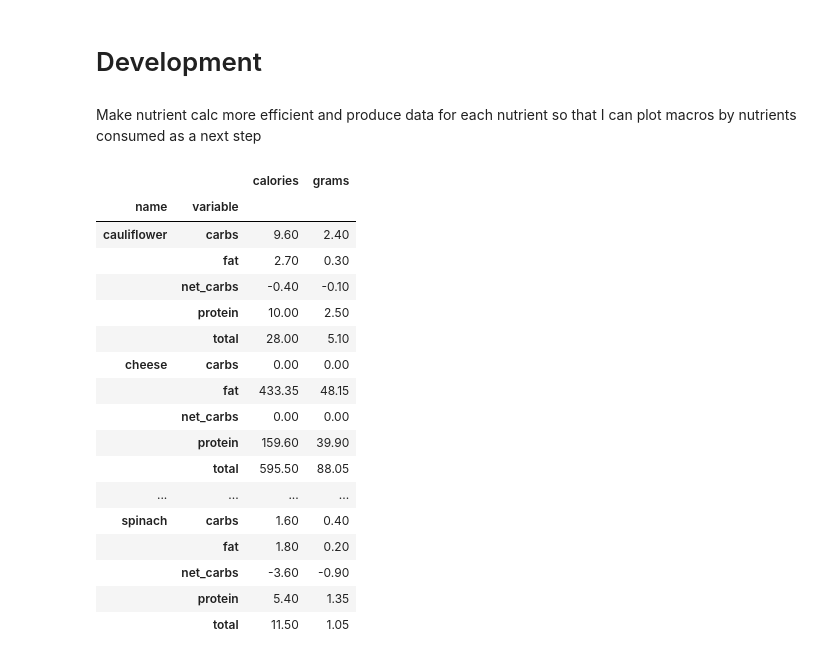
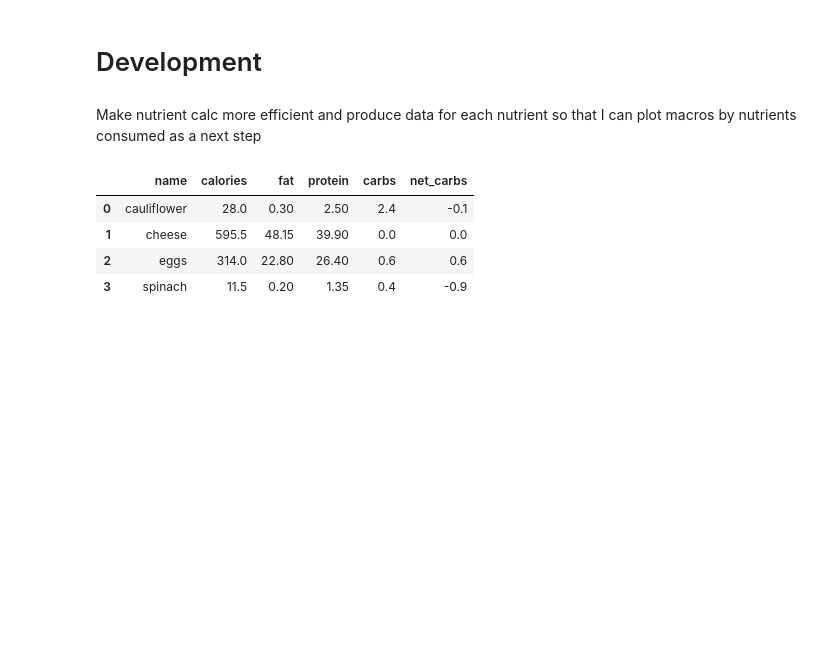
Before and after one commit to fabiangunzinger/learning, a Jupyter notebook: food-data/foods.ipynb, the cells around one changed output. Saved outputs shown, nothing was run; the diff lists cells and outputs as text; code cells hidden in the pictures; blank space fills up the shorter version.

```diff
--- a/food-data/foods.ipynb
+++ b/food-data/foods.ipynb
@@ -186,58 +188,45 @@ Make nutrient calc more efficient and produce data for each nutrient so that I c
 # %%
 def calc_nutrients(data, meal):
 
     nutrients = ['calories', 'fat', 'protein', 'carbs', 'net_carbs']
     macros = ['fat', 'protein', 'carbs', 'net_carbs']
     portions = list(meal.values())
 
     data = (data
             .loc[data.index.isin(meal), nutrients]
             .reindex(meal) # Bring rows in order for multiplication
             .multiply(portions, axis=0)
             .reset_index()
-            .assign(total=0)
-            .melt(id_vars=['name', 'calories'],
-                  value_vars=['total', 'fat', 'protein', 'carbs', 'net_carbs'],
-                  value_name='grams')
-            .set_index(['name', 'variable'])
-            .sort_index()
+            .assign(total=lambda x: x.sum())
+#             .melt(id_vars=['name', 'calories'],
+#                   value_vars=['total', 'fat', 'protein', 'carbs', 'net_carbs'],
+#                   value_name='grams', var_name='nutrient')
+#             .set_index(['name', 'nutrient'])
+#             .sort_index()
            )
 
-    def calc_calories(data):
-        cals_per_gram = {'fat': 9, 'carbs': 4, 'net_carbs':4, 'protein': 4}
+#     def calc_calories(data):
+#         cals_per_gram = {'fat': 9, 'carbs': 4, 'net_carbs':4, 'protein': 4}
 
-        for nutrient, calories in cals_per_gram.items():
-            data.loc[pd.IndexSlice[:, nutrient], 'calories'] = data.loc[pd.IndexSlice[:, nutrient], 'grams'] * calories
+#         for nutrient, calories in cals_per_gram.items():
+#             data.loc[pd.IndexSlice[:, nutrient], 'calories'] = data.loc[pd.IndexSlice[:, nutrient], 'grams'] * calories
 
-        return data
+#         return data
 
-    def calc_total_grams(group):
-        group.loc[pd.IndexSlice[:, 'total'], 'grams'] = group.grams.sum()
-        return group
+#     def calc_total_grams(group):
+#         group.loc[pd.IndexSlice[:, 'total'], 'grams'] = group.grams.sum()
+#         return group
 
-    data = calc_calories(data)
-    data = data.groupby('name').apply(calc_total_grams)
+#     data = calc_calories(data)
+#     data = data.groupby('name').apply(calc_total_grams)
 
     return data
 
 
 calc_nutrients(myfoods, meals['Breakfast'])
 # %% [output]
-|  |  | calories | grams |
-| name | variable |  |  |
-| cauliflower | carbs | 9.60 | 2.40 |
-|  | fat | 2.70 | 0.30 |
-|  | net_carbs | -0.40 | -0.10 |
-|  | protein | 10.00 | 2.50 |
-|  | total | 28.00 | 5.10 |
-| cheese | carbs | 0.00 | 0.00 |
-|  | fat | 433.35 | 48.15 |
-|  | net_carbs | 0.00 | 0.00 |
-|  | protein | 159.60 | 39.90 |
-|  | total | 595.50 | 88.05 |
-| ... | ... | ... | ... |
-| spinach | carbs | 1.60 | 0.40 |
-|  | fat | 1.80 | 0.20 |
-|  | net_carbs | -3.60 | -0.90 |
-|  | protein | 5.40 | 1.35 |
-|  | total | 11.50 | 1.05 |
+|  | name | calories | fat | protein | carbs | net_carbs |
+| 0 | cauliflower | 28.0 | 0.30 | 2.50 | 2.4 | -0.1 |
+| 1 | cheese | 595.5 | 48.15 | 39.90 | 0.0 | 0.0 |
+| 2 | eggs | 314.0 | 22.80 | 26.40 | 0.6 | 0.6 |
+| 3 | spinach | 11.5 | 0.20 | 1.35 | 0.4 | -0.9 |
```
Also changed, not shown: parts of 1 cell of this notebook.
